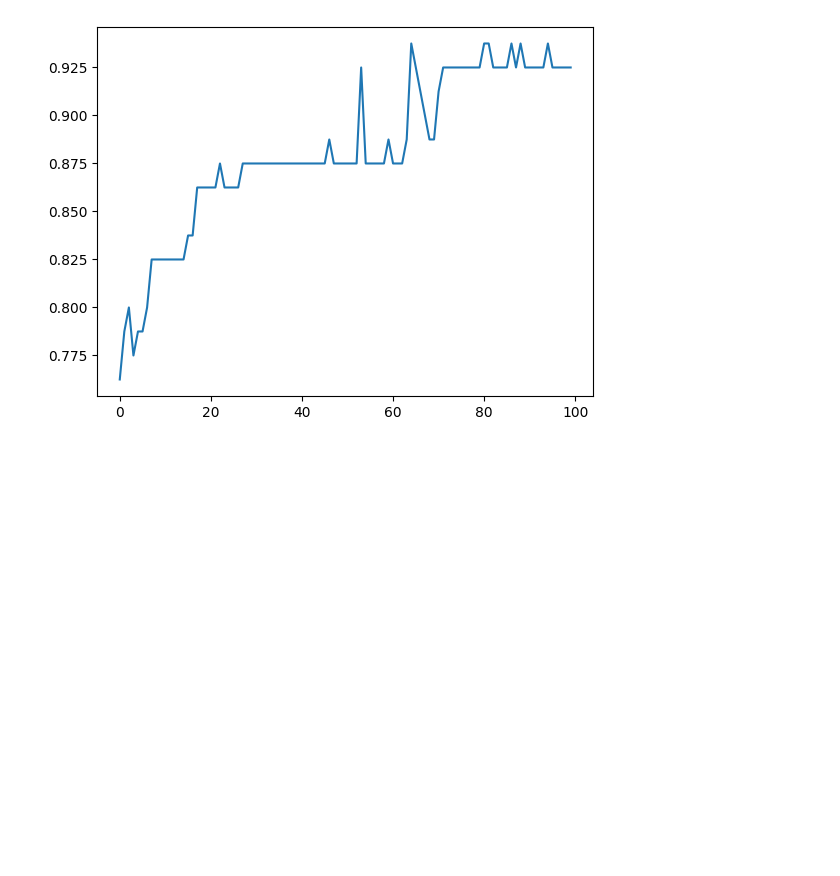
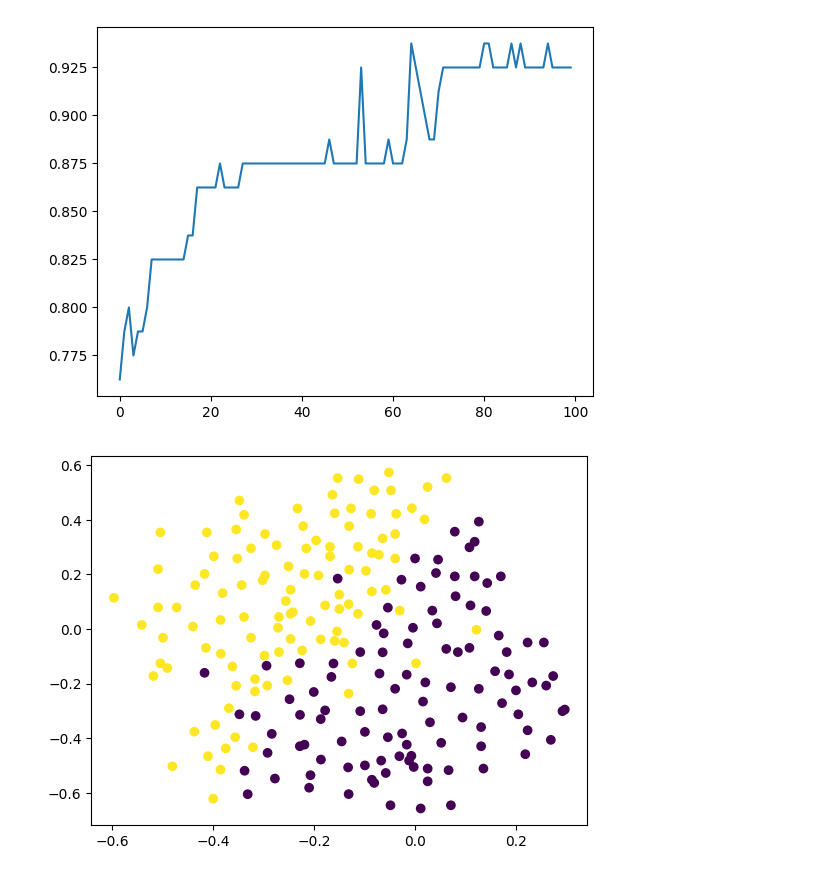
Before and after one commit to debdutta-chatterjee/AI_ML_DS_GenAI_Portfolio, a Jupyter notebook: DL/dl2.campusx.ipynb, the cells around one changed output. Cells and saved outputs as stored; diff of their text form; code cells hidden in the pictures; blank space fills up the shorter version.

```diff
--- a/DL/dl2.campusx.ipynb
+++ b/DL/dl2.campusx.ipynb
@@ -357,0 +587,6 @@ plt.plot(history.history['val_accuracy'])
+# %%
+import matplotlib.pyplot as plt
+plt.scatter(X[:,0], X[:,1], c=y)
+plt.show()
+# %% [output]
+[figure, added]
```
Also changed, not shown: parts of 9 cells of this notebook.
